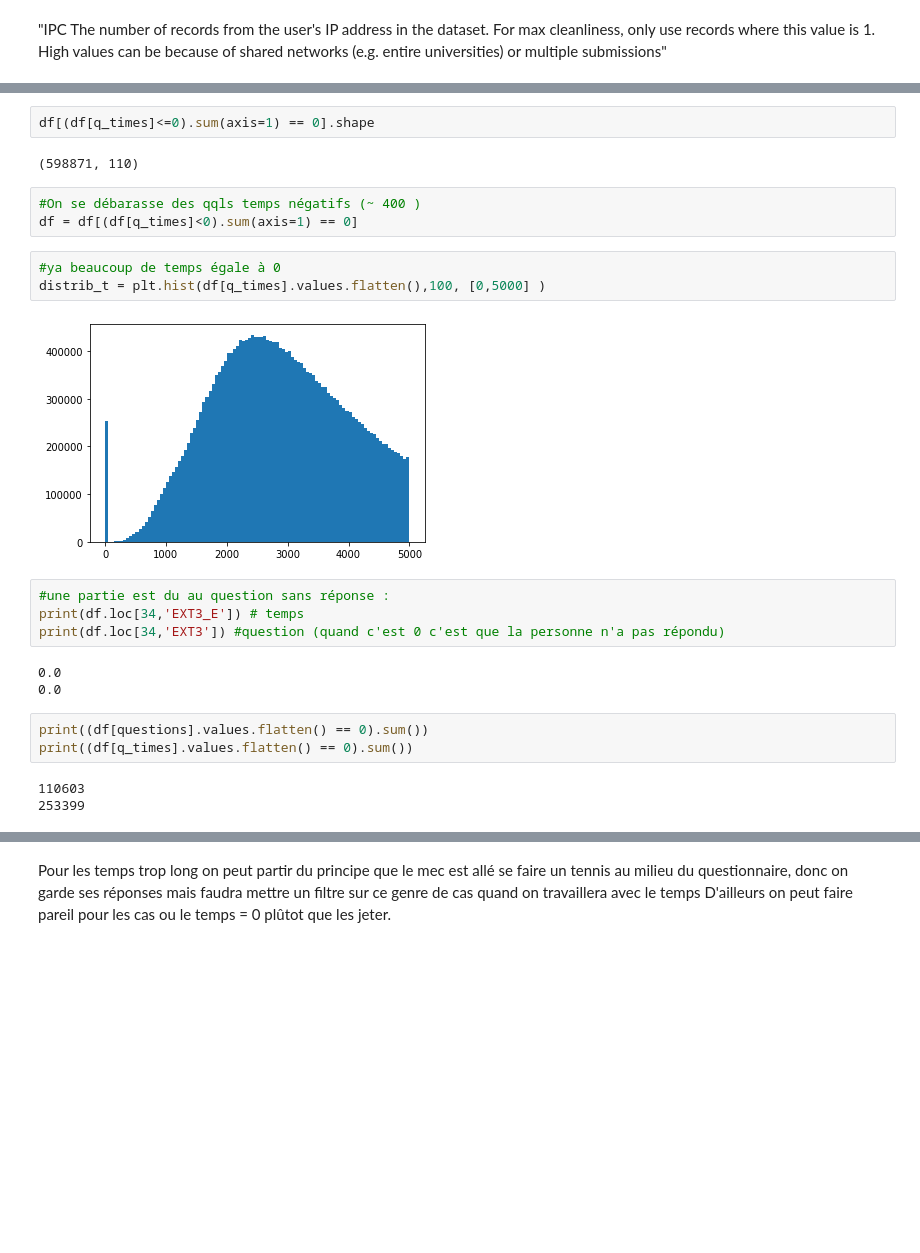
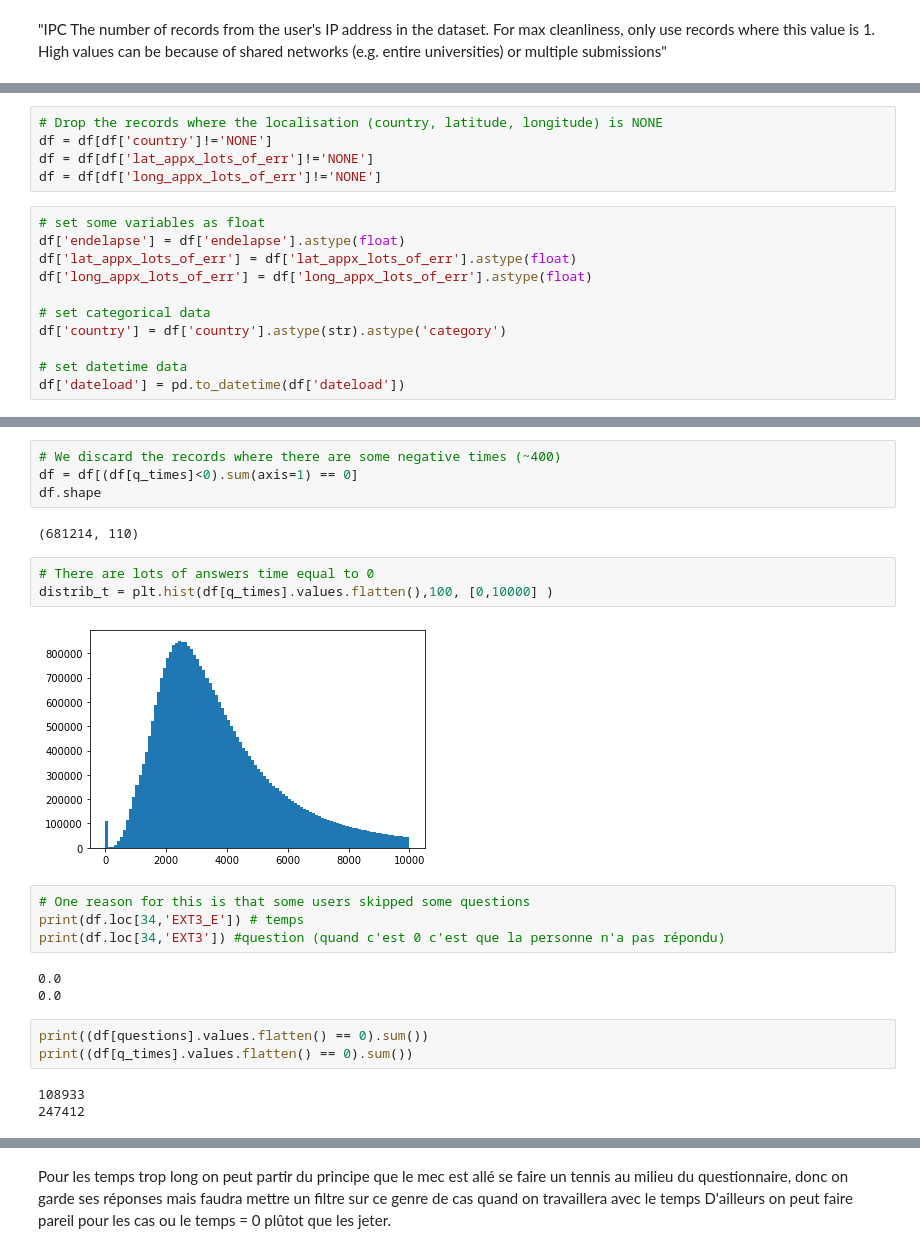
Before and after one commit to com-480-data-visualization/com-480-project-tadaviz, a Jupyter notebook: preprocessing.ipynb, the cells around one changed output, grey strips where cells are left out. Saved outputs shown, nothing was run; the diff lists cells and outputs as text; blank space fills up the shorter version.

```diff
--- a/preprocessing.ipynb
+++ b/preprocessing.ipynb
@@ -46,0 +64,16 @@ df = df[df['IPC']== 1].dropna()
+# %%
+# Drop the records where the localisation (country, latitude, longitude) is NONE
+df = df[df['country']!='NONE']
+df = df[df['lat_appx_lots_of_err']!='NONE']
+df = df[df['long_appx_lots_of_err']!='NONE']
+# %%
+# set some variables as float
+df['endelapse'] = df['endelapse'].astype(float)
+df['lat_appx_lots_of_err'] = df['lat_appx_lots_of_err'].astype(float)
+df['long_appx_lots_of_err'] = df['long_appx_lots_of_err'].astype(float)
+
+# set categorical data
+df['country'] = df['country'].astype(str).astype('category')
+
+# set datetime data
+df['dateload'] = pd.to_datetime(df['dateload'])
@@ -71,17 +114,16 @@ dtype: float64
 # %%
-df[(df[q_times]<=0).sum(axis=1) == 0].shape
+# We discard the records where there are some negative times (~400)
+df = df[(df[q_times]<0).sum(axis=1) == 0]
+df.shape
 # %% [output]
-(598871, 110)
+(681214, 110)
-# %%
-#On se débarasse des qqls temps négatifs (~ 400 )
-df = df[(df[q_times]<0).sum(axis=1) == 0]
 # %%
-#ya beaucoup de temps égale à 0
-distrib_t = plt.hist(df[q_times].values.flatten(),100, [0,5000] )
+# There are lots of answers time equal to 0
+distrib_t = plt.hist(df[q_times].values.flatten(),100, [0,10000] )
 # %% [output]
-[figure, old version]
+[figure, new version]
 # %%
-#une partie est du au question sans réponse :
+# One reason for this is that some users skipped some questions
 print(df.loc[34,'EXT3_E']) # temps
 print(df.loc[34,'EXT3']) #question (quand c'est 0 c'est que la personne n'a pas répondu)
 # %% [output]
@@ -91,6 +133,6 @@ print(df.loc[34,'EXT3']) #question (quand c'est 0 c'est que la personne n'a pas
 print((df[questions].values.flatten() == 0).sum())
 print((df[q_times].values.flatten() == 0).sum())
 # %% [output]
-110603
-253399
+108933
+247412
 # %%
```
Also changed, not shown: parts of 23 cells of this notebook, 2 other files.
